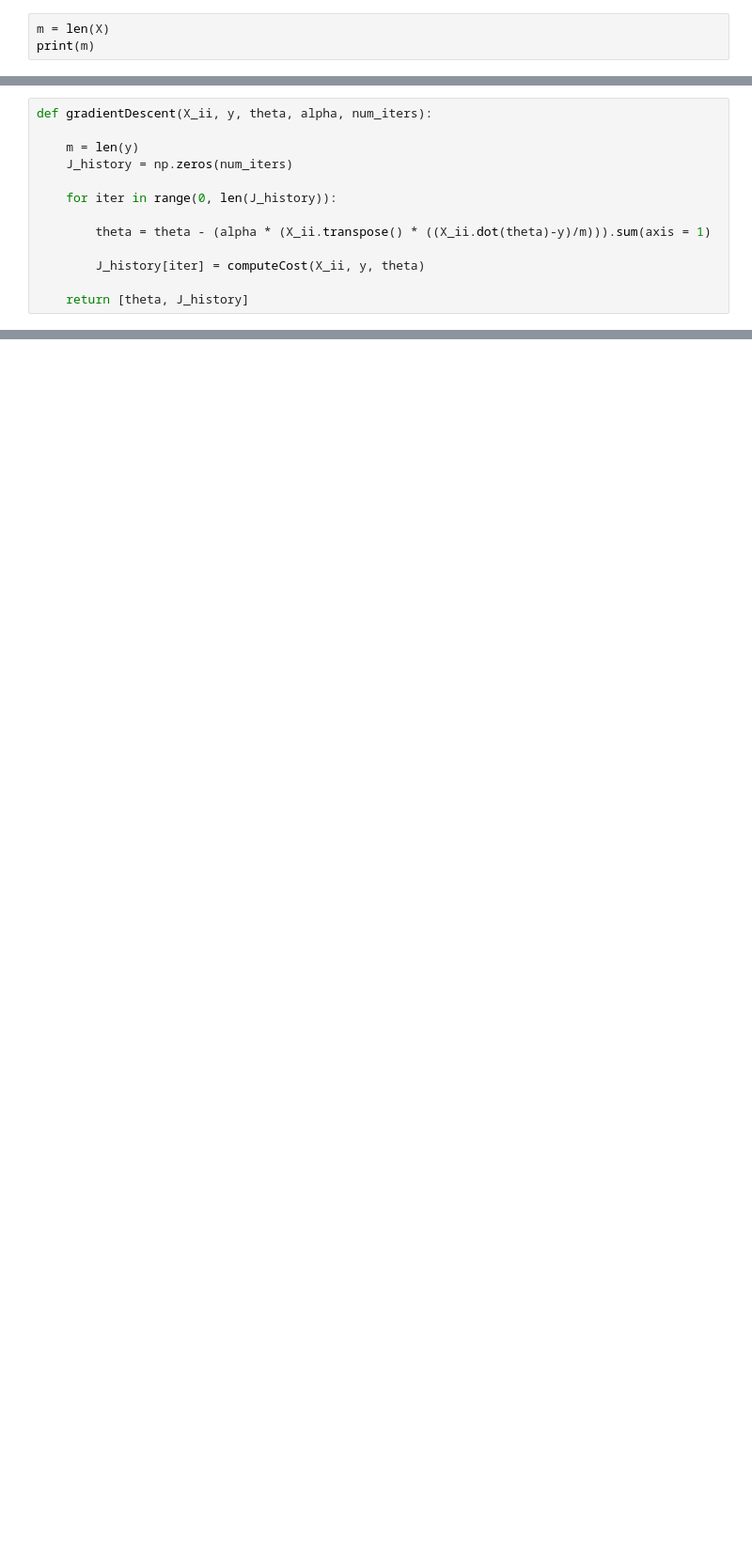
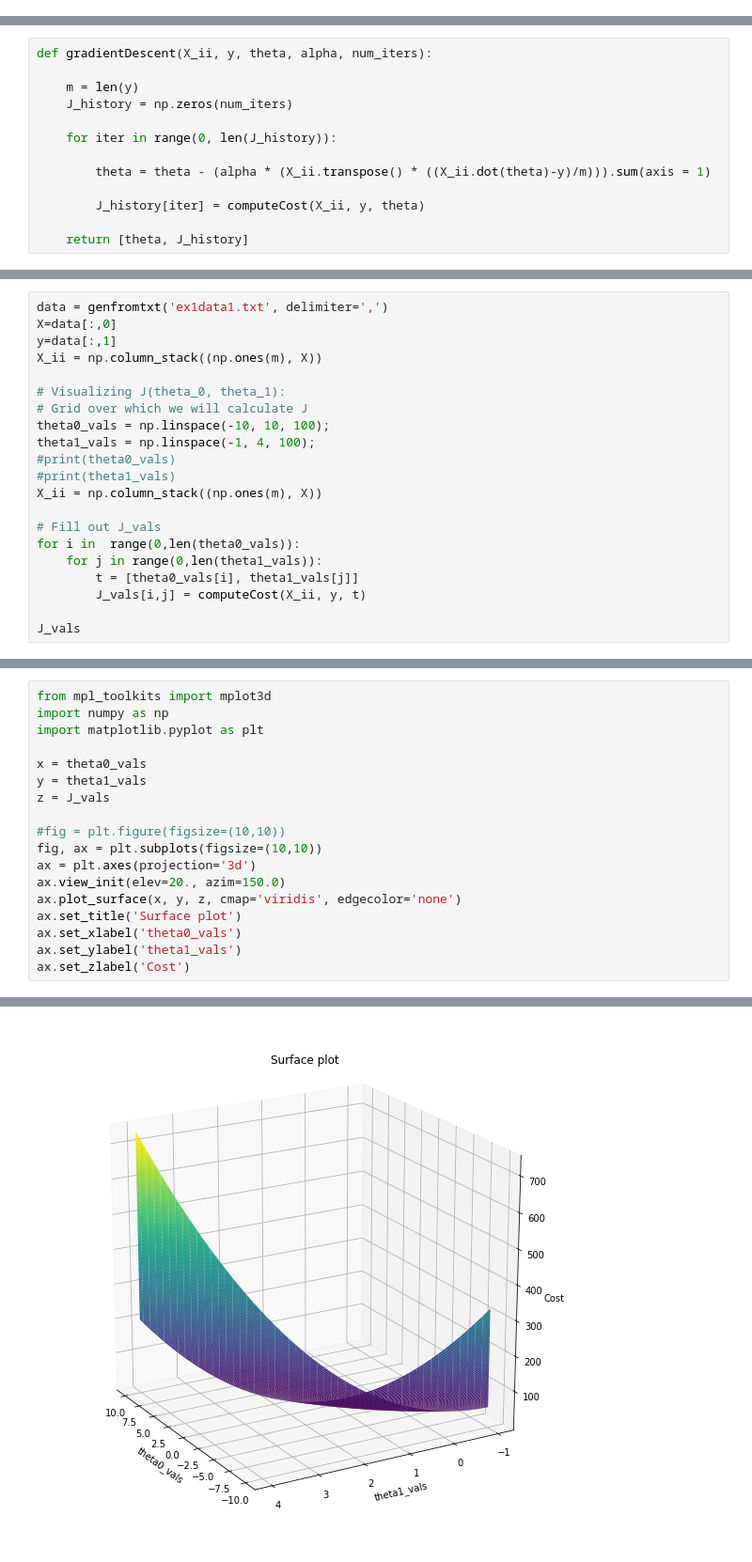
Before and after one commit to ozgurpolat/stanford-machine-learning, a Jupyter notebook: Project1/PYTHON/ex1.ipynb, the cells around one changed output, grey strips where cells are left out. Shown at 94% size. Saved outputs shown, nothing was run; the diff lists cells and outputs as text; blank space fills up the shorter version.

```diff
--- a/Project1/PYTHON/ex1.ipynb
+++ b/Project1/PYTHON/ex1.ipynb
@@ -102,3 +0,0 @@ In this script, we have already set up the data for linear regression. In the fo
-# %%
-m = len(X)
-print(m)
@@ -210,0 +88,21 @@ J_history =  [6.73719046 5.93159357 5.90115471 ... 4.48343473 4.48341145 4.48338
+# %%
+data = genfromtxt('ex1data1.txt', delimiter=',')
+X=data[:,0]
+y=data[:,1]
+X_ii = np.column_stack((np.ones(m), X))
+
+# Visualizing J(theta_0, theta_1):
+# Grid over which we will calculate J
+theta0_vals = np.linspace(-10, 10, 100);
+theta1_vals = np.linspace(-1, 4, 100);
+#print(theta0_vals)
+#print(theta1_vals)
+X_ii = np.column_stack((np.ones(m), X))
+
+# Fill out J_vals
+for i in  range(0,len(theta0_vals)):
+    for j in range(0,len(theta1_vals)):
+        t = [theta0_vals[i], theta1_vals[j]]
+        J_vals[i,j] = computeCost(X_ii, y, t)
+
+J_vals
@@ -210,0 +123,19 @@ J_history =  [6.73719046 5.93159357 5.90115471 ... 4.48343473 4.48341145 4.48338
+# %%
+from mpl_toolkits import mplot3d
+import numpy as np
+import matplotlib.pyplot as plt
+
+x = theta0_vals
+y = theta1_vals
+z = J_vals
+
+#fig = plt.figure(figsize=(10,10))
+fig, ax = plt.subplots(figsize=(10,10))
+ax = plt.axes(projection='3d')
+ax.view_init(elev=20., azim=150.0)
+ax.plot_surface(x, y, z, cmap='viridis', edgecolor='none')
+ax.set_title('Surface plot')
+ax.set_xlabel('theta0_vals')
+ax.set_ylabel('theta1_vals')
+ax.set_zlabel('Cost')
+# %% [output]
@@ -210,0 +143 @@ J_history =  [6.73719046 5.93159357 5.90115471 ... 4.48343473 4.48341145 4.48338
+[figure, added]
```
Also changed, not shown: parts of 25 cells of this notebook, 1 other file.
